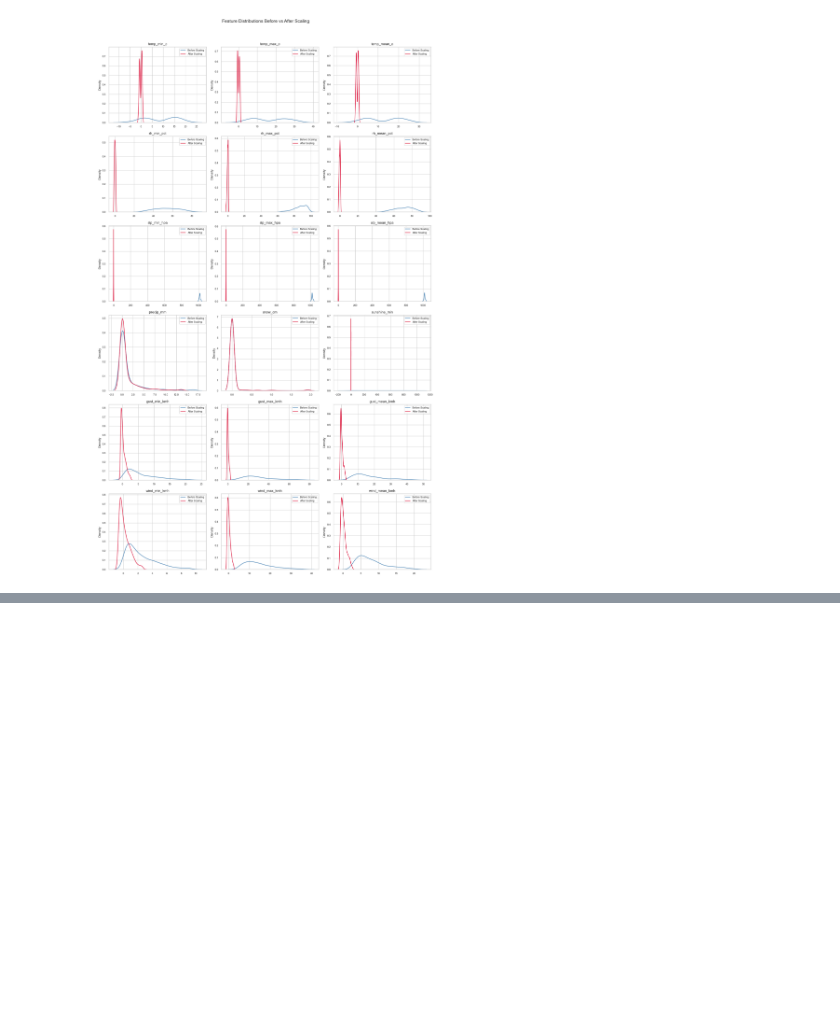
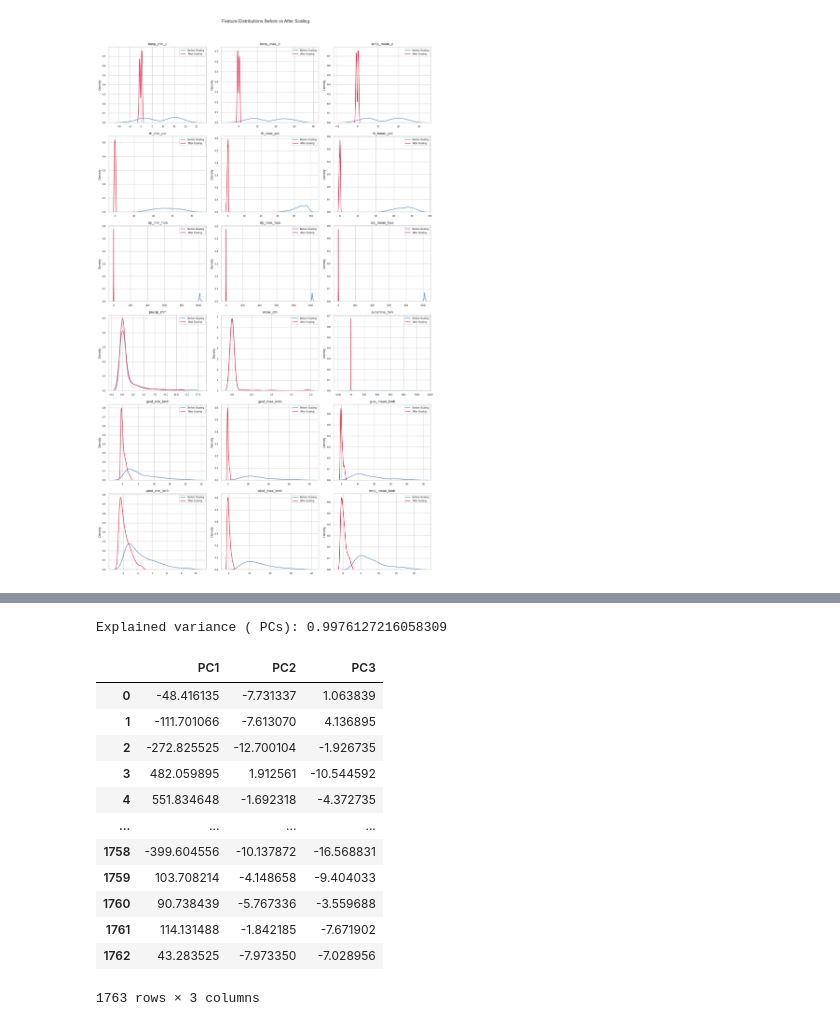
Before and after one commit to hiimnhan/scc451, a Jupyter notebook: task1.ipynb, the cells around one changed output, grey strips where cells are left out. Drawn from its saved outputs; the diff is of its cells as text; code cells hidden in the pictures; blank space fills up the shorter version.

```diff
--- a/task1.ipynb
+++ b/task1.ipynb
@@ -219,0 +304,22 @@ plt.show()
+# %%
+pca_final = PCA(n_components=3)
+X_pca = pca_final.fit_transform(df_reduced)
+
+pca_df = pd.DataFrame(X_pca, columns=["PC1", "PC2", "PC3"])
+print("Explained variance ( PCs):", pca_final.explained_variance_ratio_.sum())
+pca_df
+# %% [output]
+Explained variance ( PCs): 0.9976127216058309
+|  | PC1 | PC2 | PC3 |
+| 0 | -48.416135 | -7.731337 | 1.063839 |
+| 1 | -111.701066 | -7.613070 | 4.136895 |
+| 2 | -272.825525 | -12.700104 | -1.926735 |
+| 3 | 482.059895 | 1.912561 | -10.544592 |
+| 4 | 551.834648 | -1.692318 | -4.372735 |
+| ... | ... | ... | ... |
+| 1758 | -399.604556 | -10.137872 | -16.568831 |
+| 1759 | 103.708214 | -4.148658 | -9.404033 |
+| 1760 | 90.738439 | -5.767336 | -3.559688 |
+| 1761 | 114.131488 | -1.842185 | -7.671902 |
+| 1762 | 43.283525 | -7.973350 | -7.028956 |
+1763 rows × 3 columns
```
Also changed, not shown: parts of 9 cells of this notebook, 4 other files.
